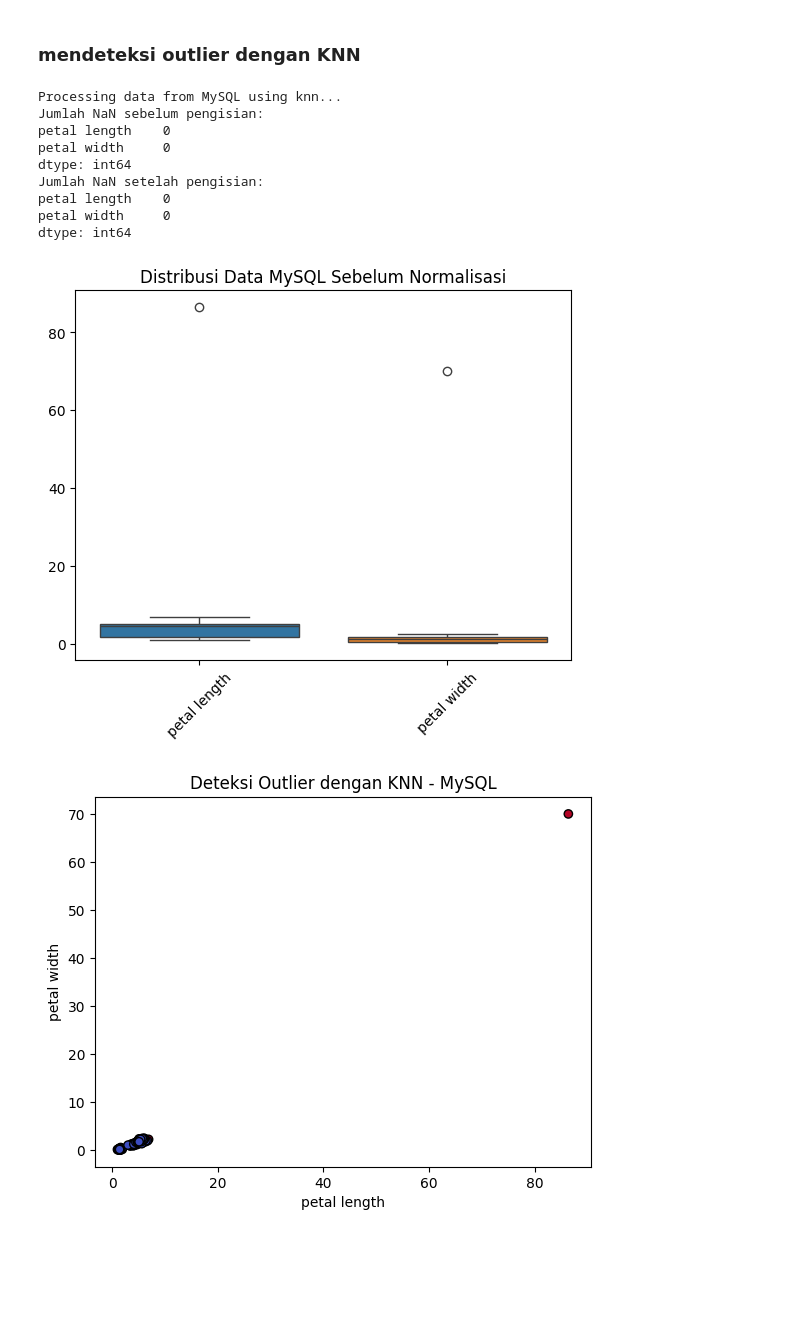
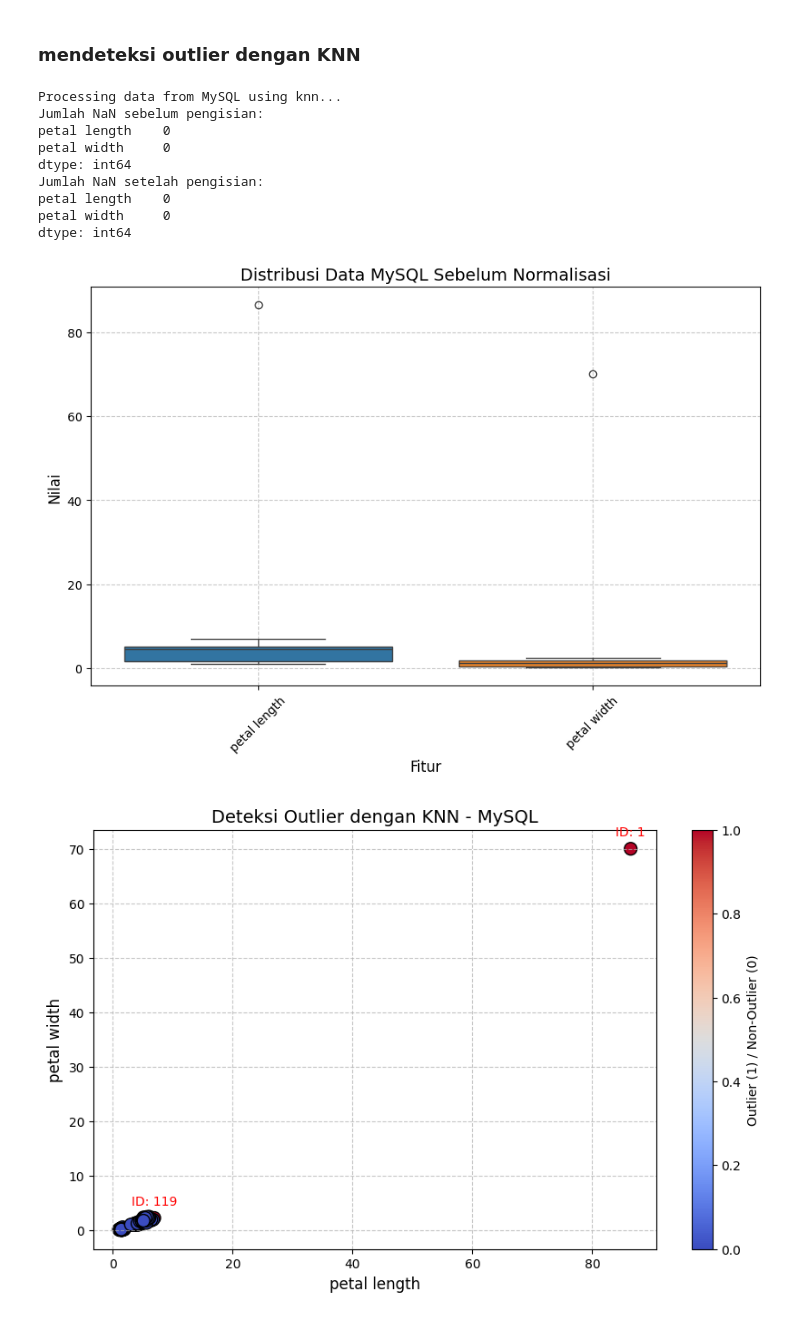
Before and after one commit to Dicky172/pendata, a Jupyter notebook: tugas/_build/jupyter_execute/pendat1.ipynb, the cells around one changed output. Saved outputs shown, nothing was run; the diff lists cells and outputs as text; code cells hidden in the pictures; blank space fills up the shorter version.

```diff
--- a/tugas/_build/jupyter_execute/pendat1.ipynb
+++ b/tugas/_build/jupyter_execute/pendat1.ipynb
@@ -411,9 +413,13 @@ def detect_outliers(df, source, algorithm="knn", contamination=0.01):
     print(df_numeric.isnull().sum())
 
     # Visualisasi distribusi data sebelum normalisasi
+    plt.figure(figsize=(10, 6))
     sns.boxplot(data=df_numeric)
     plt.xticks(rotation=45)
-    plt.title(f"Distribusi Data {source} Sebelum Normalisasi")
+    plt.title(f"Distribusi Data {source} Sebelum Normalisasi", fontsize=14)
+    plt.xlabel("Fitur", fontsize=12)
+    plt.ylabel("Nilai", fontsize=12)
+    plt.grid(True, linestyle='--', alpha=0.7)
     plt.show()
 
     # Normalisasi data
@@ -433,39 +439,48 @@ def detect_outliers(df, source, algorithm="knn", contamination=0.01):
     # Menerapkan model untuk deteksi outlier
     model.fit(df_scaled)
 
     # Menambahkan label outlier ke dataframe
     df["outlier"] = model.labels_
 
     # Visualisasi hasil deteksi outlier
-    plt.scatter(df_numeric.iloc[:, 0], df_numeric.iloc[:, 1], c=df["outlier"], cmap='coolwarm', edgecolors='k')
-    plt.xlabel(df_numeric.columns[0])
-    plt.ylabel(df_numeric.columns[1])
-    plt.title(f"Deteksi Outlier dengan {algorithm.upper()} - {source}")
+    plt.figure(figsize=(10, 6))
+    scatter = plt.scatter(df_numeric.iloc[:, 0], df_numeric.iloc[:, 1], c=df["outlier"], cmap='coolwarm', edgecolors='k', s=100)
+
+    # Anotasi untuk outlier
+    for i, row in df[df["outlier"] == 1].iterrows():
+        plt.annotate(f"ID: {row['id']}", (df_numeric.iloc[i, 0], df_numeric.iloc[i, 1]), textcoords="offset points", xytext=(0, 10), ha='center', fontsize=10, color='red')
+
+    # Judul dan label
+    plt.xlabel(df_numeric.columns[0], fontsize=12)
+    plt.ylabel(df_numeric.columns[1], fontsize=12)
+    plt.title(f"Deteksi Outlier dengan {algorithm.upper()} - {source}", fontsize=14)
+    plt.grid(True, linestyle='--', alpha=0.7)
+    plt.colorbar(scatter, label='Outlier (1) / Non-Outlier (0)')
     plt.show()
 
     # Menampilkan jumlah outlier
     total_outliers = df[df["outlier"] == 1]
     print(f"Jumlah outlier yang terdeteksi dari {source}: {len(total_outliers)}")
 
     # Menampilkan data outlier
     print(total_outliers.head())
     return df
 
 # Deteksi outlier secara terpisah dengan algoritma yang dipilih
 df_mysql = detect_outliers(df_mysql, "MySQL", algorithm="knn", contamination=0.01)
 df_postgres = detect_outliers(df_postgres, "PostgreSQL", algorithm="knn", contamination=0.01)
 # %% [output]
 Processing data from MySQL using knn...
 Jumlah NaN sebelum pengisian:
 petal length    0
 petal width     0
 dtype: int64
 Jumlah NaN setelah pengisian:
 petal length    0
 petal width     0
 dtype: int64
-[figure, old version]
+[figure, new version]
-[figure, old version]
+[figure, new version]
 Jumlah outlier yang terdeteksi dari MySQL: 2
       id           class  petal length  petal width  outlier
 0      1     Iris-setosa          86.4         70.0        1
```
Also changed, not shown: parts of 2 cells of this notebook, 20 other files.
